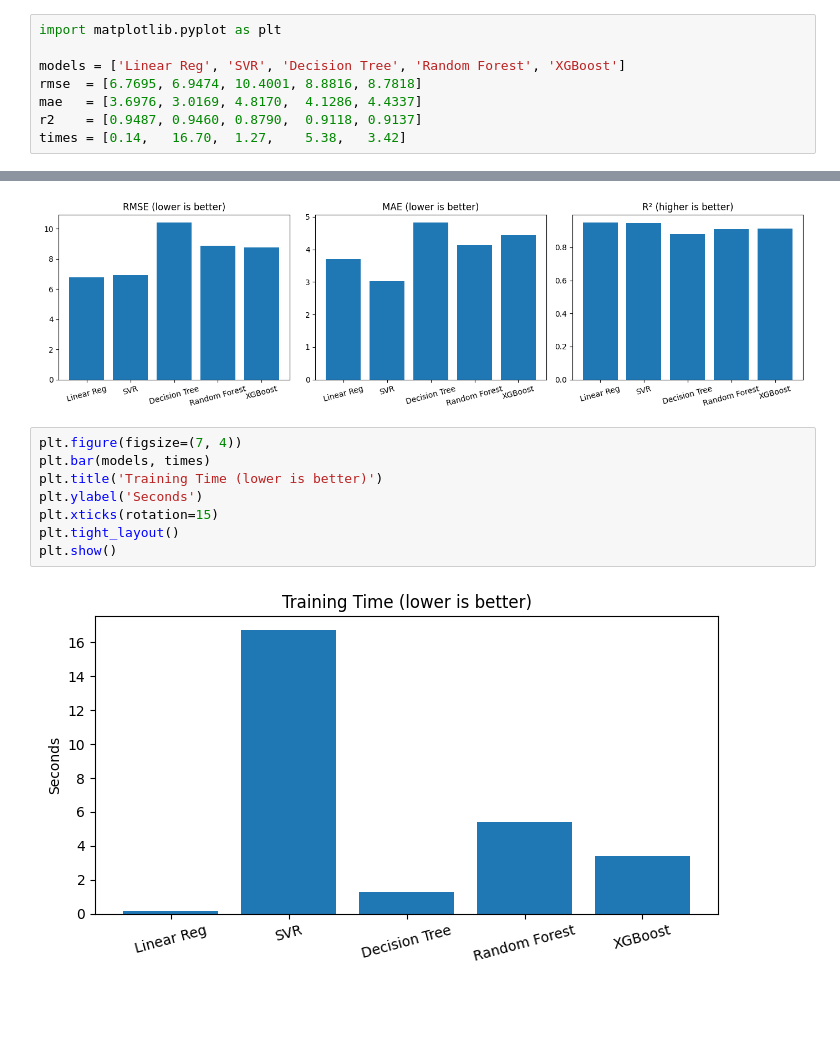
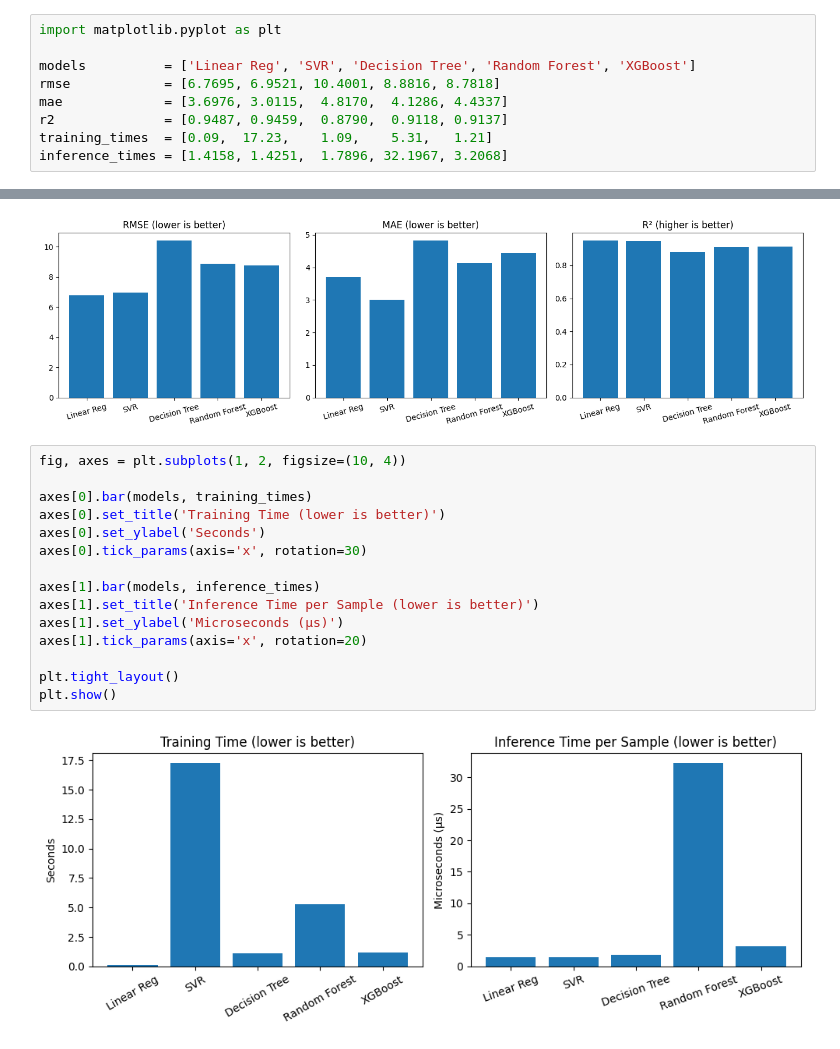
Before and after one commit to adarsha-7/pm25-forecasting, a Jupyter notebook: notebooks/experiments/exp_1/comparison.ipynb, the cells around one changed output, grey strips where cells are left out. Cells and saved outputs as stored; diff of their text form; blank space fills up the shorter version.

Commit message:
inference time comparison

```diff
--- a/notebooks/experiments/exp_1/comparison.ipynb
+++ b/notebooks/experiments/exp_1/comparison.ipynb
@@ -1,11 +1,12 @@
 # %%
 import matplotlib.pyplot as plt
 
-models = ['Linear Reg', 'SVR', 'Decision Tree', 'Random Forest', 'XGBoost']
-rmse  = [6.7695, 6.9474, 10.4001, 8.8816, 8.7818]
-mae   = [3.6976, 3.0169, 4.8170,  4.1286, 4.4337]
-r2    = [0.9487, 0.9460, 0.8790,  0.9118, 0.9137]
-times = [0.14,   16.70,  1.27,    5.38,   3.42]
+models          = ['Linear Reg', 'SVR', 'Decision Tree', 'Random Forest', 'XGBoost']
+rmse            = [6.7695, 6.9521, 10.4001, 8.8816, 8.7818]
+mae             = [3.6976, 3.0115,  4.8170,  4.1286, 4.4337]
+r2              = [0.9487, 0.9459,  0.8790,  0.9118, 0.9137]
+training_times  = [0.09,  17.23,    1.09,    5.31,   1.21]
+inference_times = [1.4158, 1.4251,  1.7896, 32.1967, 3.2068]
 # %%
 fig, axes = plt.subplots(1, 3, figsize=(14, 4))
 
@@ -25,13 +26,20 @@ plt.tight_layout()
 plt.show()
 # %% [output]
 [figure]
-# %%
-plt.figure(figsize=(7, 4))
-plt.bar(models, times)
-plt.title('Training Time (lower is better)')
-plt.ylabel('Seconds')
-plt.xticks(rotation=15)
-plt.tight_layout()
-plt.show()
-# %% [output]
-[figure, removed]
+# %%
+fig, axes = plt.subplots(1, 2, figsize=(10, 4))
+
+axes[0].bar(models, training_times)
+axes[0].set_title('Training Time (lower is better)')
+axes[0].set_ylabel('Seconds')
+axes[0].tick_params(axis='x', rotation=30)
+
+axes[1].bar(models, inference_times)
+axes[1].set_title('Inference Time per Sample (lower is better)')
+axes[1].set_ylabel('Microseconds (µs)')
+axes[1].tick_params(axis='x', rotation=20)
+
+plt.tight_layout()
+plt.show()
+# %% [output]
+[figure, added]
```
Also changed, not shown: 2 other files.
